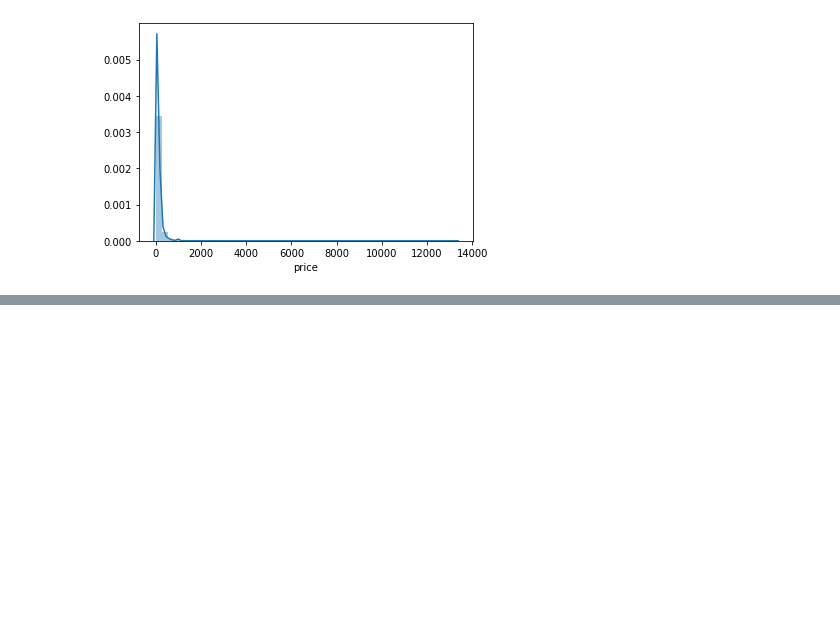
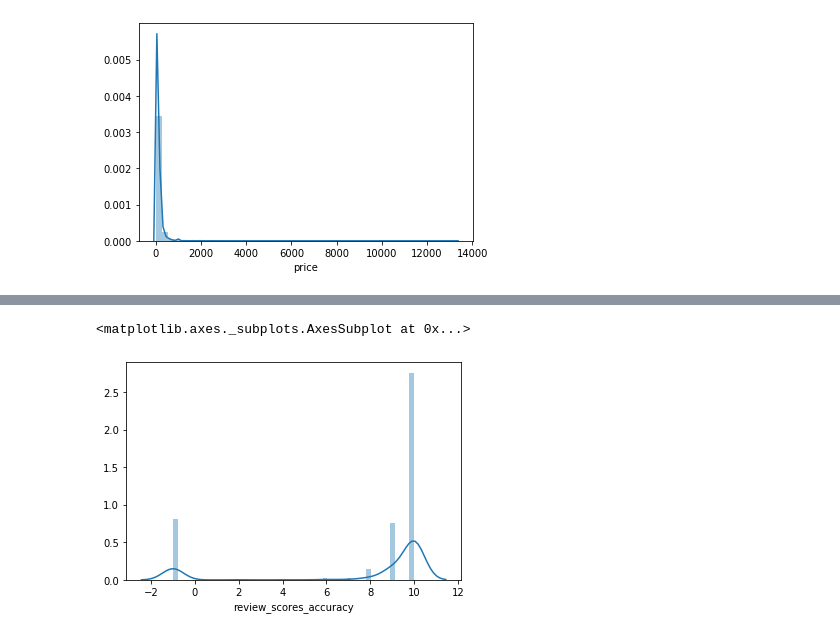
Before and after one commit to gomrinal/Airbnb-Big-Data-Project, a Jupyter notebook: Merged Lisitngs Cleaner.ipynb, the cells around one changed output, grey strips where cells are left out. Cells and saved outputs as stored; diff of their text form; code cells hidden in the pictures; blank space fills up the shorter version.

```diff
--- a/Merged Lisitngs Cleaner.ipynb
+++ b/Merged Lisitngs Cleaner.ipynb
@@ -379,0 +392,5 @@ sns.distplot(df.price)
+# %%
+sns.distplot(df.review_scores_accuracy)
+# %% [output]
+<matplotlib.axes._subplots.AxesSubplot at 0x...>
+[figure, added]
```
Also changed, not shown: parts of 37 cells of this notebook.
